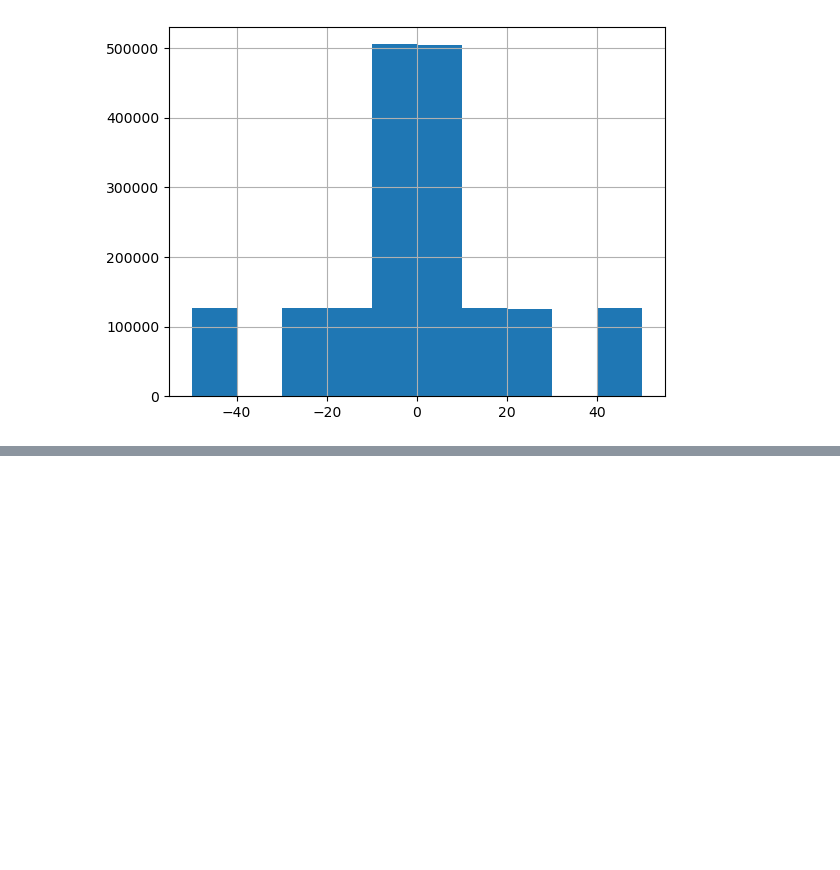
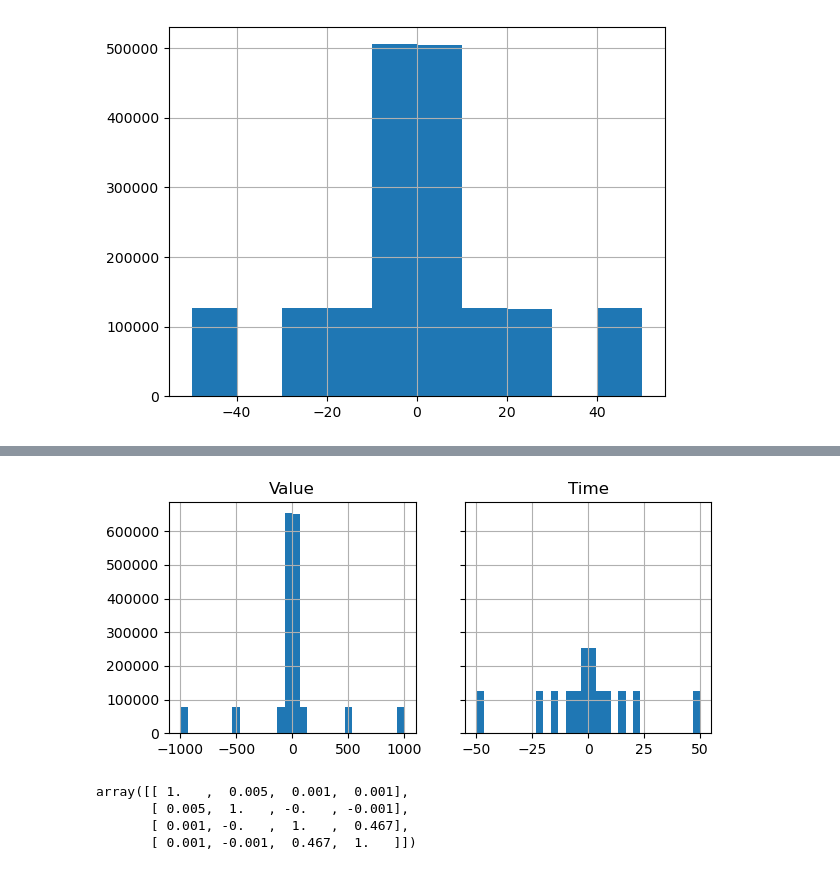
Before and after one commit to marcelbinz/sources-of-variability, a Jupyter notebook: analyze-itc-data.ipynb, the cells around one changed output, grey strips where cells are left out. Cells and saved outputs as stored; diff of their text form; code cells hidden in the pictures; blank space fills up the shorter version.

```diff
--- a/analyze-itc-data.ipynb
+++ b/analyze-itc-data.ipynb
@@ -90,0 +128,10 @@ df_itc_all["r-l-t"].hist()
+# %%
+f, axes = plt.subplots(ncols=2, nrows=1, figsize=(7, 3), sharey=True)
+
+l_titles = ["Value", "Time"]
+for idx, subset in enumerate(["r-l-v", "r-l-t"]):
+    axes[idx].hist(df_itc_all[subset], bins=30)
+    axes[idx].set_title(l_titles[idx])
+    axes[idx].grid(True)
+# %% [output]
+[figure, added]
@@ -90,0 +143,7 @@ df_itc_all["r-l-t"].hist()
+# %%
+np.corrcoef(df_itc_all[["absolute_value_diff", "relative_value_diff", "absolute_time_diff", "relative_time_diff"]].T).round(3)
+# %% [output]
+array([[ 1.   ,  0.005,  0.001,  0.001],
+       [ 0.005,  1.   , -0.   , -0.001],
+       [ 0.001, -0.   ,  1.   ,  0.467],
+       [ 0.001, -0.001,  0.467,  1.   ]])
```
Also changed, not shown: parts of 24 cells of this notebook.
